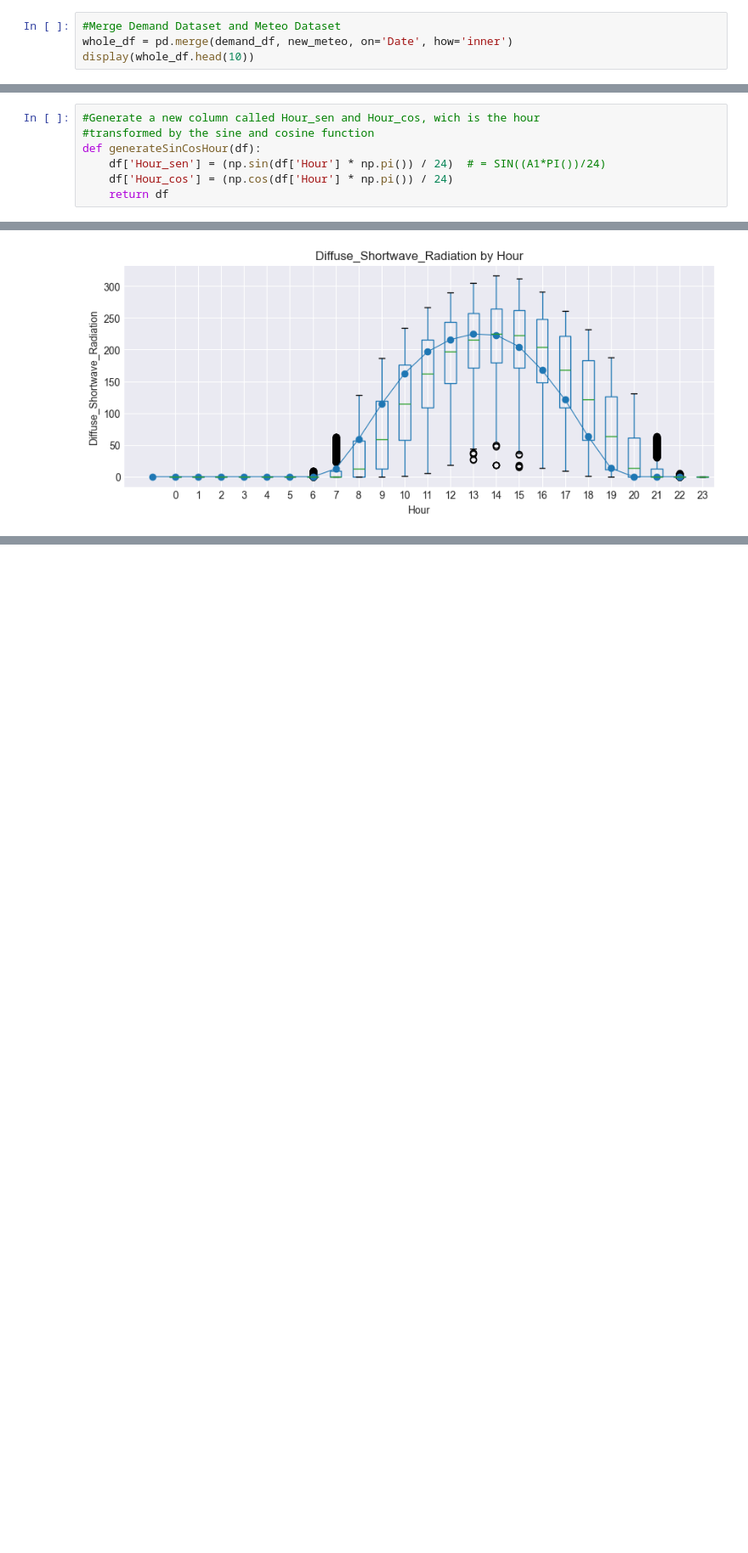
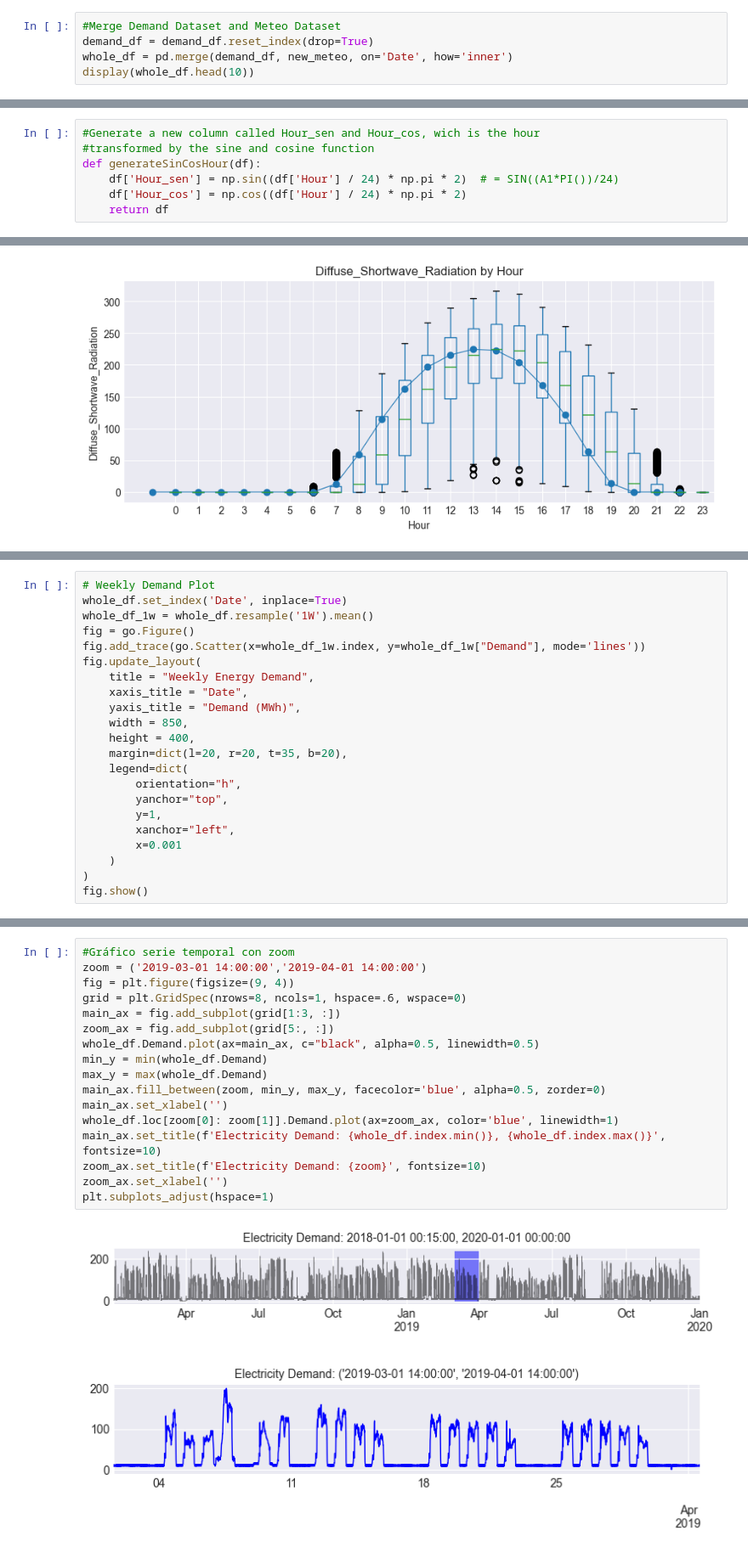
Before and after one commit to AFernandezBenages/WP4, a Jupyter notebook: code/datasets_preprocessing.ipynb, the cells around one changed output, grey strips where cells are left out. Shown at 85% size. Saved outputs shown, nothing was run; the diff lists cells and outputs as text; blank space fills up the shorter version.

```diff
--- a/code/datasets_preprocessing.ipynb
+++ b/code/datasets_preprocessing.ipynb
@@ -148,6 +151,7 @@ Demand Dataset Length: 70080, Meteo Dataset Length: 70080
 | 35050 | 2018-01-01 02:30:00 | 11.242492 | 59.50 | 0.0 | 0.0 | 0.0 | ... |
 # %%
 #Merge Demand Dataset and Meteo Dataset
+demand_df = demand_df.reset_index(drop=True)
 whole_df = pd.merge(demand_df, new_meteo, on='Date', how='inner')
 display(whole_df.head(10))
 # %% [output]
@@ -230,8 +233,8 @@ whole_df["Minute"] = whole_df["Date"].dt.minute
 #Generate a new column called Hour_sen and Hour_cos, wich is the hour
 #transformed by the sine and cosine function
 def generateSinCosHour(df):
-    df['Hour_sen'] = (np.sin(df['Hour'] * np.pi()) / 24)  # = SIN((A1*PI())/24)
-    df['Hour_cos'] = (np.cos(df['Hour'] * np.pi()) / 24)
+    df['Hour_sen'] = np.sin((df['Hour'] / 24) * np.pi * 2)  # = SIN((A1*PI())/24)
+    df['Hour_cos'] = np.cos((df['Hour'] / 24) * np.pi * 2)
     return df
 # %%
 #Add Demand 7 days before Column
@@ -385,0 +391,22 @@ Text(0.5, 0.98, '')
+# %%
+# Weekly Demand Plot
+whole_df.set_index('Date', inplace=True)
+whole_df_1w = whole_df.resample('1W').mean()
+fig = go.Figure()
+fig.add_trace(go.Scatter(x=whole_df_1w.index, y=whole_df_1w["Demand"], mode='lines'))
+fig.update_layout(
+    title = "Weekly Energy Demand",
+    xaxis_title = "Date",
+    yaxis_title = "Demand (MWh)",
+    width = 850,
+    height = 400,
+    margin=dict(l=20, r=20, t=35, b=20),
+    legend=dict(
+        orientation="h",
+        yanchor="top",
+        y=1,
+        xanchor="left",
+        x=0.001
+    )
+)
+fig.show()
@@ -385,0 +435,19 @@ Text(0.5, 0.98, '')
+# %%
+#Gráfico serie temporal con zoom
+zoom = ('2019-03-01 14:00:00','2019-04-01 14:00:00')
+fig = plt.figure(figsize=(9, 4))
+grid = plt.GridSpec(nrows=8, ncols=1, hspace=.6, wspace=0)
+main_ax = fig.add_subplot(grid[1:3, :])
+zoom_ax = fig.add_subplot(grid[5:, :])
+whole_df.Demand.plot(ax=main_ax, c="black", alpha=0.5, linewidth=0.5)
+min_y = min(whole_df.Demand)
+max_y = max(whole_df.Demand)
+main_ax.fill_between(zoom, min_y, max_y, facecolor='blue', alpha=0.5, zorder=0)
+main_ax.set_xlabel('')
+whole_df.loc[zoom[0]: zoom[1]].Demand.plot(ax=zoom_ax, color='blue', linewidth=1)
+main_ax.set_title(f'Electricity Demand: {whole_df.index.min()}, {whole_df.index.max()}', fontsize=10)
+zoom_ax.set_title(f'Electricity Demand: {zoom}', fontsize=10)
+zoom_ax.set_xlabel('')
+plt.subplots_adjust(hspace=1)
+# %% [output]
+[figure, added]
```
Also changed, not shown: parts of 15 cells of this notebook, 5 other files.
